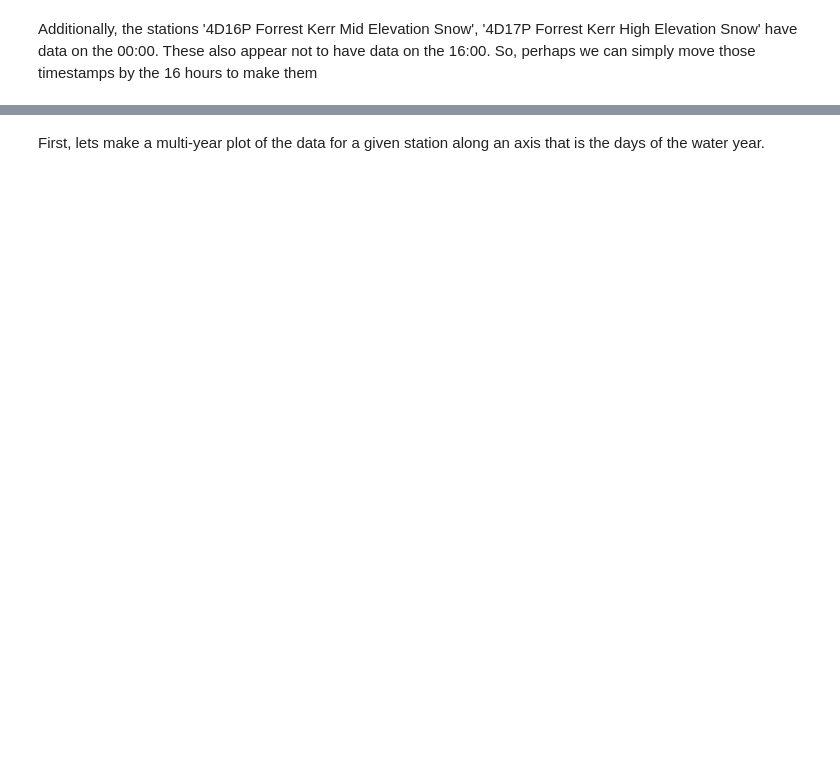
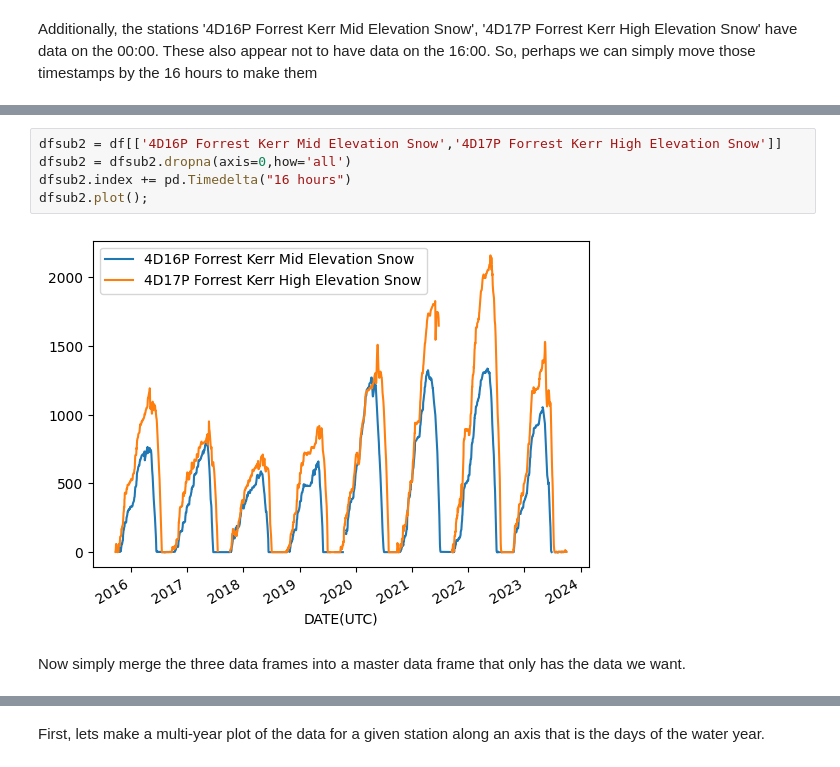
Before and after one commit to faronium/snowapp, a Jupyter notebook: snow.ipynb, the cells around one changed output, grey strips where cells are left out. Cells and saved outputs as stored; diff of their text form; blank space fills up the shorter version.

```diff
--- a/snow.ipynb
+++ b/snow.ipynb
@@ -56,0 +61,10 @@ Index(['1A02P McBride Upper', '1B02P Tahtsa Lake', '1B08P Mt. Pondosy',
+# %%
+dfsub2 = df[['4D16P Forrest Kerr Mid Elevation Snow','4D17P Forrest Kerr High Elevation Snow']]
+dfsub2 = dfsub2.dropna(axis=0,how='all')
+dfsub2.index += pd.Timedelta("16 hours")
+dfsub2.plot();
+# %% [output]
+[figure, added]
+# %% [markdown]
+
+Now simply merge the three data frames into a master data frame that only has the data we want.
```
Also changed, not shown: parts of 7 cells of this notebook.
